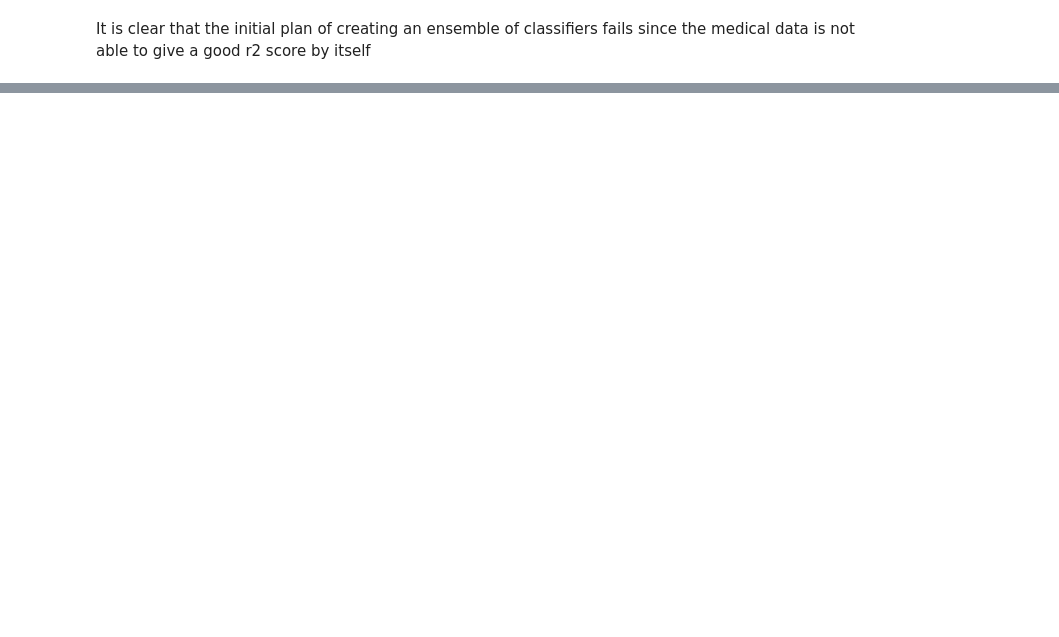
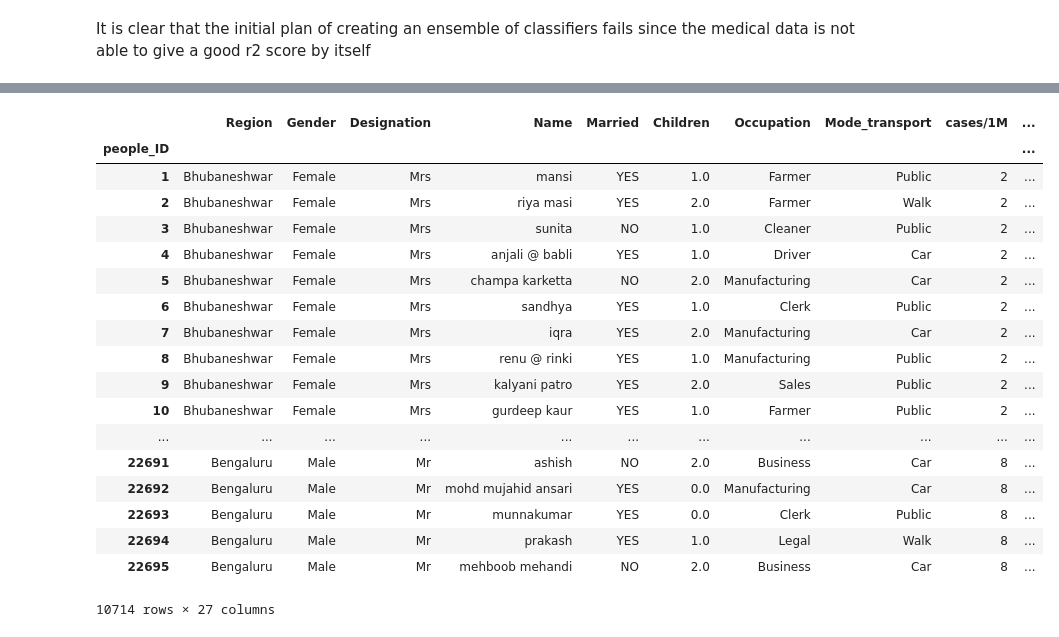
Before and after one commit to aryamansriram/Flipr_Hack, a Jupyter notebook: Flipr_Hack_EDA.ipynb, the cells around one changed output, grey strips where cells are left out. Cells and saved outputs as stored; diff of their text form; code cells hidden in the pictures; blank space fills up the shorter version.

```diff
--- a/Flipr_Hack_EDA.ipynb
+++ b/Flipr_Hack_EDA.ipynb
@@ -958,6 +1010,13 @@ test_pred = model3.predict(test_df_f_p)
+# %%
+du_test = pd.read_csv("outputs/d_ts.csv")
+test_ts = test_df_f_p.drop("Diuresis",axis=1)
+#test_ts = pd.concat([test_ts,du_test],axis=1)
+#test_pred = model3.predict(test_df_f_p)
 # %%
 final_preds = pd.DataFrame(test_pred)
 final_preds.index = test_df_f_p.index
 final_preds
 # %% [markdown]
 It is clear that the initial plan of creating an ensemble of classifiers fails since the medical data is not able to give a good r2 score by itself
+# %%
+du_test = du_test.set_index("people_ID")
@@ -963,0 +1045,26 @@ It is clear that the initial plan of creating an ensemble of classifiers fails s
+# %%
+df_peepid = df.set_index("people_ID")
+# %%
+df_peepid = df_peepid.drop("Diuresis",axis=1)
+df_peepid["Diuresis"] = du_test
+df_peepid
+# %% [output]
+|  | Region | Gender | Designation | Name | Married | Children | Occupation | Mode_transport | cases/1M | ... |
+| people_ID |  |  |  |  |  |  |  |  |  | ... |
+| 1 | Bhubaneshwar | Female | Mrs | mansi | YES | 1.0 | Farmer | Public | 2 | ... |
+| 2 | Bhubaneshwar | Female | Mrs | riya masi | YES | 2.0 | Farmer | Walk | 2 | ... |
+| 3 | Bhubaneshwar | Female | Mrs | sunita | NO | 1.0 | Cleaner | Public | 2 | ... |
+| 4 | Bhubaneshwar | Female | Mrs | anjali @ babli | YES | 1.0 | Driver | Car | 2 | ... |
+| 5 | Bhubaneshwar | Female | Mrs | champa karketta | NO | 2.0 | Manufacturing | Car | 2 | ... |
+| 6 | Bhubaneshwar | Female | Mrs | sandhya | YES | 1.0 | Clerk | Public | 2 | ... |
+| 7 | Bhubaneshwar | Female | Mrs | iqra | YES | 2.0 | Manufacturing | Car | 2 | ... |
+| 8 | Bhubaneshwar | Female | Mrs | renu @ rinki | YES | 1.0 | Manufacturing | Public | 2 | ... |
+| 9 | Bhubaneshwar | Female | Mrs | kalyani patro | YES | 2.0 | Sales | Public | 2 | ... |
+| 10 | Bhubaneshwar | Female | Mrs | gurdeep kaur | YES | 1.0 | Farmer | Public | 2 | ... |
+| ... | ... | ... | ... | ... | ... | ... | ... | ... | ... | ... |
+| 22691 | Bengaluru | Male | Mr | ashish | NO | 2.0 | Business | Car | 8 | ... |
+| 22692 | Bengaluru | Male | Mr | mohd mujahid ansari | YES | 0.0 | Manufacturing | Car | 8 | ... |
+| 22693 | Bengaluru | Male | Mr | munnakumar | YES | 0.0 | Clerk | Public | 8 | ... |
+| 22694 | Bengaluru | Male | Mr | prakash | YES | 1.0 | Legal | Walk | 8 | ... |
+| 22695 | Bengaluru | Male | Mr | mehboob mehandi | NO | 2.0 | Business | Car | 8 | ... |
+10714 rows × 27 columns
```
Also changed, not shown: parts of 39 cells of this notebook, 9 other files.
